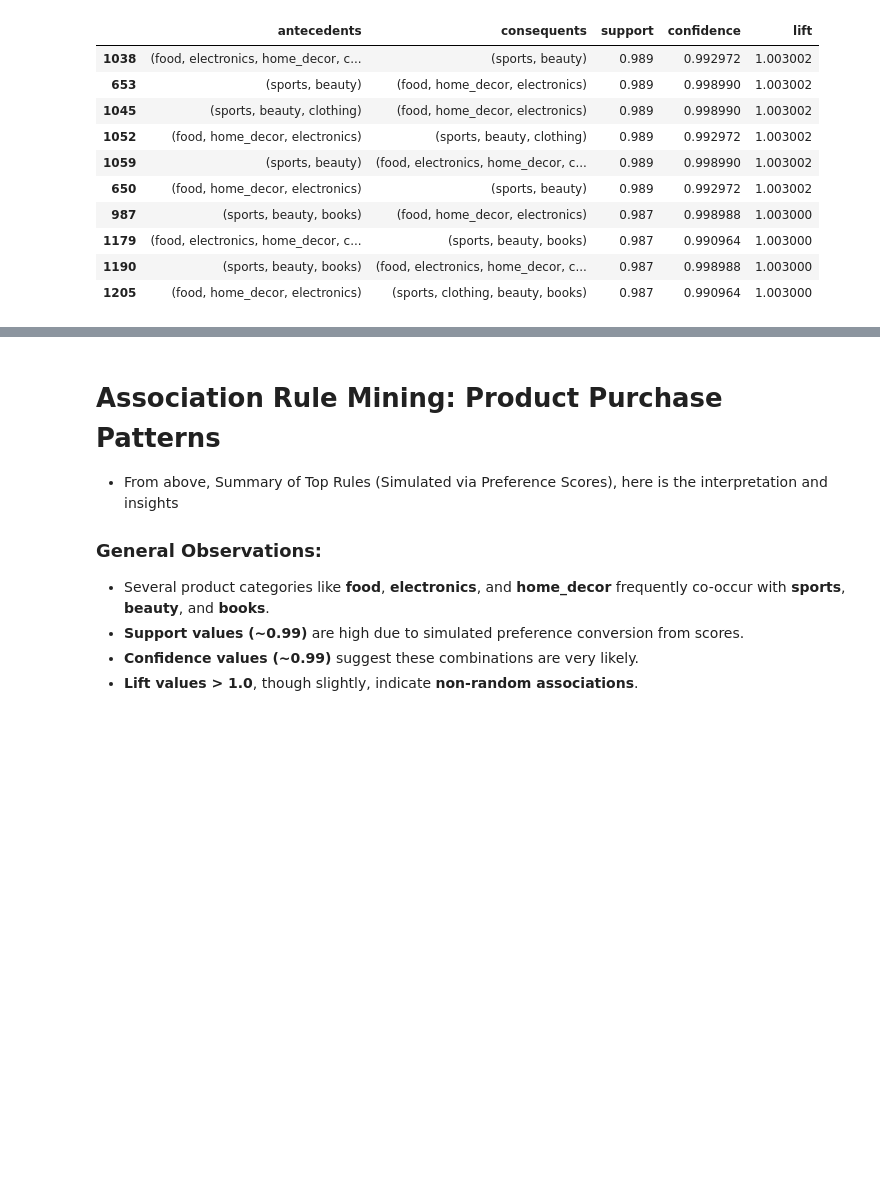
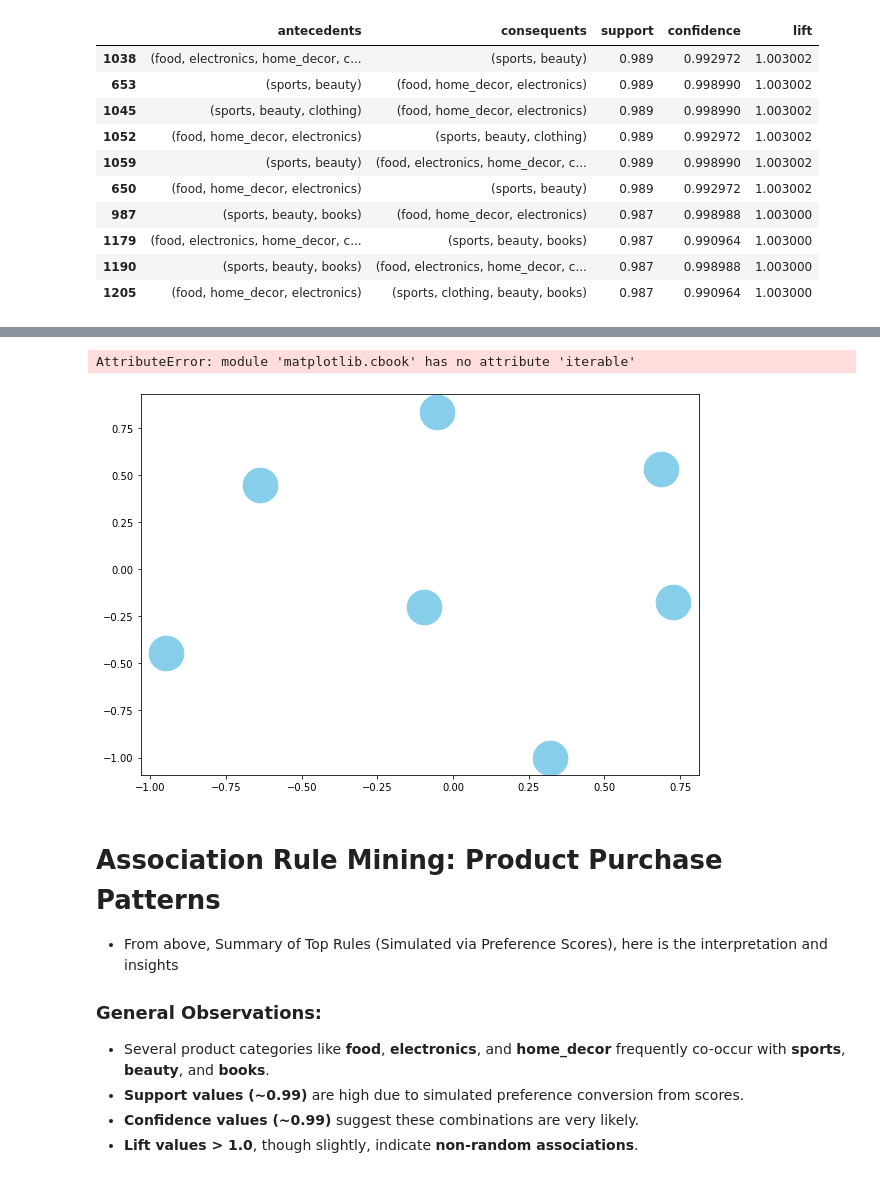
Before and after one commit to Omdena-CBP-Tanzania/unsupervised-machine-learning-rhysrose, a Jupyter notebook: Solution.ipynb, the cells around one changed output, grey strips where cells are left out. Saved outputs shown, nothing was run; the diff lists cells and outputs as text; code cells hidden in the pictures; blank space fills up the shorter version.

```diff
--- a/Solution.ipynb
+++ b/Solution.ipynb
@@ -800,3 +831,48 @@ rules[['antecedents', 'consequents', 'support', 'confidence', 'lift']].sort_valu
+# %%
+import networkx as nx
+import matplotlib.pyplot as plt
+
+# Use top 10 rules with lift > 1
+top_rules = rules.sort_values(by='lift', ascending=False).head(10)
+
+# Create directed graph
+G = nx.DiGraph()
+
+# Add edges with lift as attribute
+for _, row in top_rules.iterrows():
+    for antecedent in row['antecedents']:
+        for consequent in row['consequents']:
+            G.add_edge(antecedent, consequent, weight=row['lift'])
+
+# Layout
+plt.figure(figsize=(10, 7))
+pos = nx.spring_layout(G, k=0.5, seed=42)
+
+# Draw nodes
+nx.draw_networkx_nodes(G, pos, node_color='skyblue', node_size=1200)
+
+# Draw edges with arrows
+#nx.draw_networkx_edges(G, pos, arrowstyle='->', arrowsize=15, edge_color='gray')
+nx.draw_networkx_edges(G, pos, edge_color='gray')
+
+
+# Draw node labels
+nx.draw_networkx_labels(G, pos, font_size=10, font_weight='bold')
+
+# Draw edge labels (lift)
+edge_labels = {
+    (u, v): f"{d['weight']:.2f}" for u, v, d in G.edges(data=True)
+}
+nx.draw_networkx_edge_labels(G, pos, edge_labels=edge_labels, font_color='green')
+
+# Final touches
+plt.title("Association Rule Network Graph (Top 10 Rules)")
+plt.axis('off')
+plt.tight_layout()
+plt.show()
+# %% [output]
+AttributeError: module 'matplotlib.cbook' has no attribute 'iterable'
+[figure, added]
 # %% [markdown]
 # Association Rule Mining: Product Purchase Patterns
 
```
Also changed, not shown: parts of 7 cells of this notebook.
